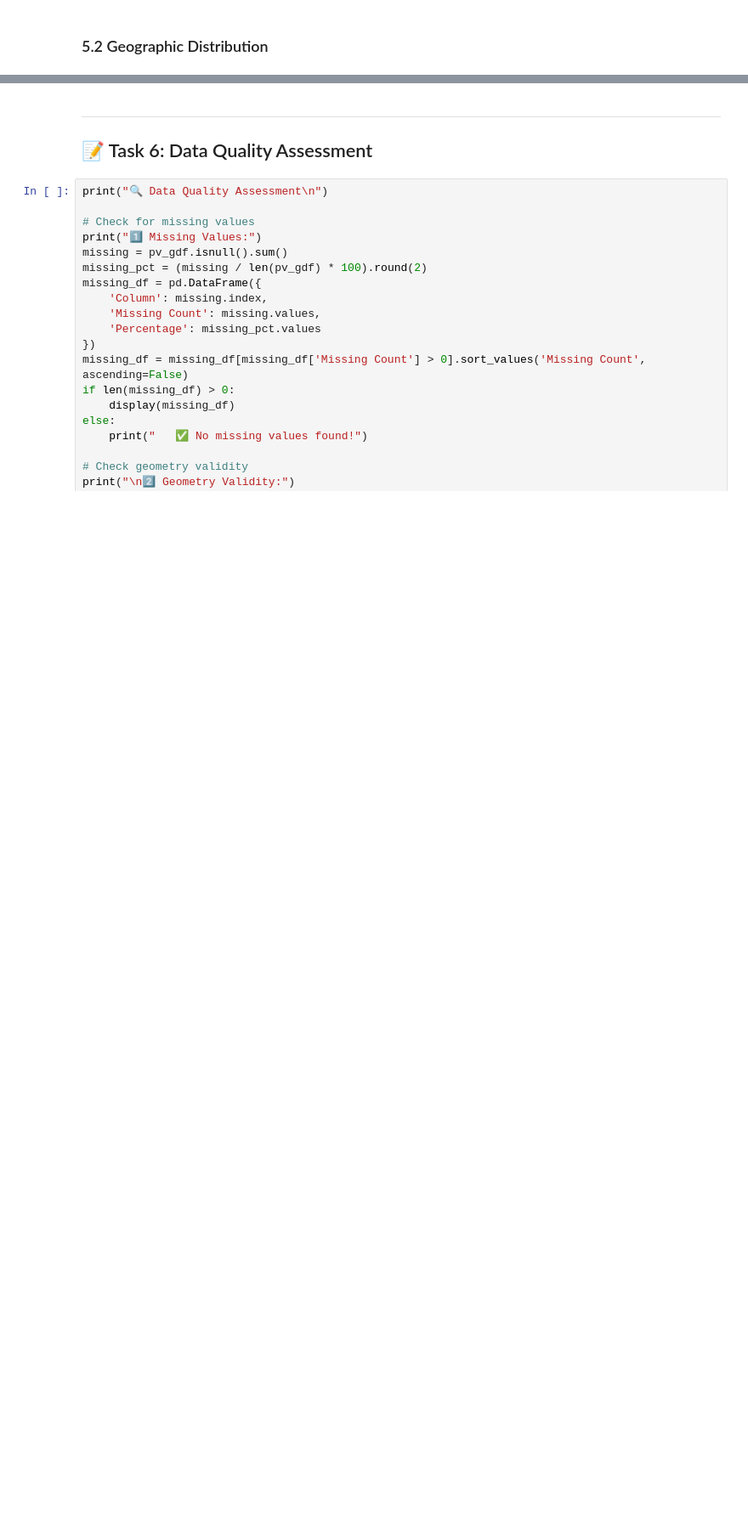
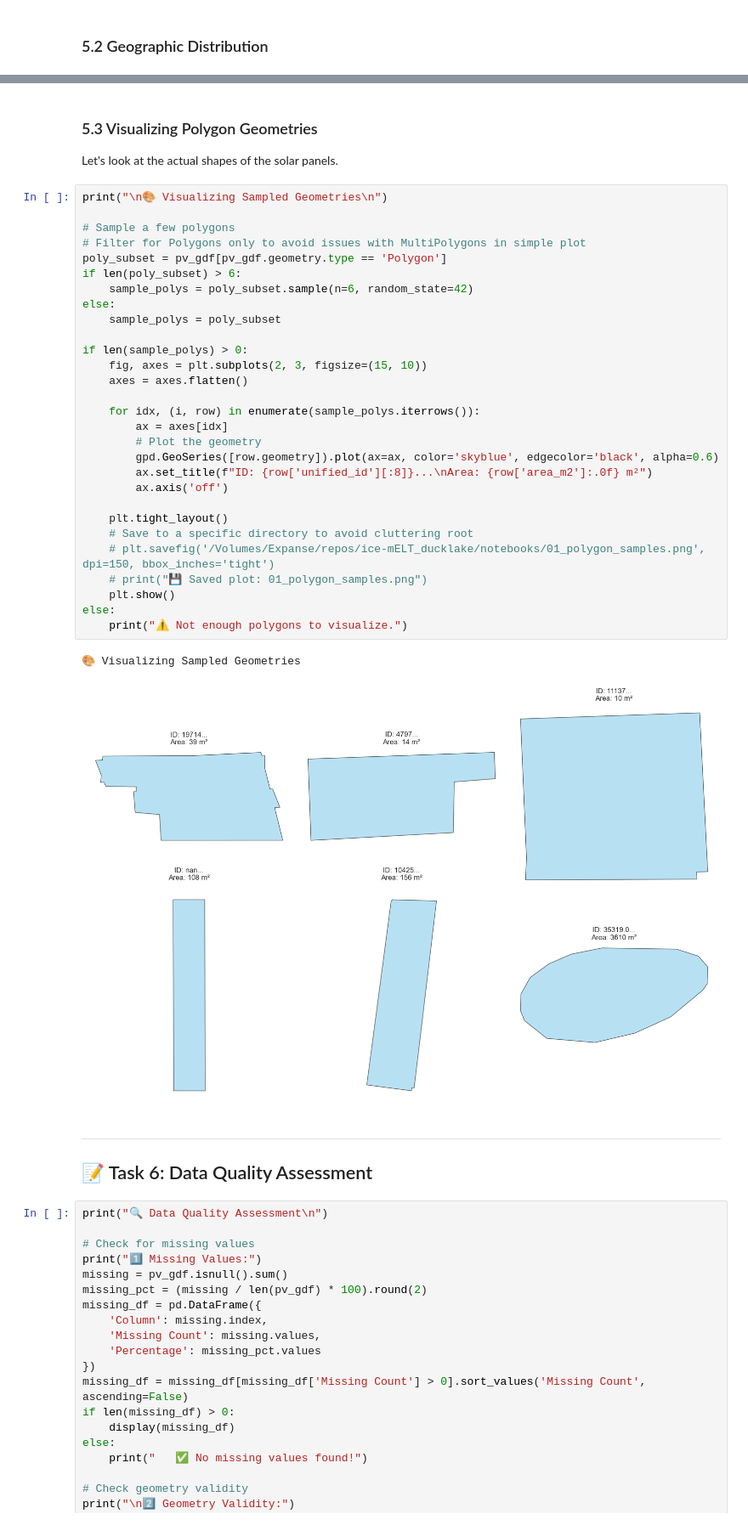
Before and after one commit to avega17/CCOM6994_PV_Solar_Project, a Jupyter notebook: notebooks/01_geopandas_spatial_data_intro.ipynb, the cells around one changed output, grey strips where cells are left out. Shown at 85% size. Cells and saved outputs as stored; diff of their text form; blank space fills up the shorter version.

Commit message:
revamp of notebooks 01 and 02 to handle multiple AOIs and join our dataset with census divisions; WIP updates to notebooks 03-05; added census data notebook from F + L

```diff
--- a/notebooks/01_geopandas_spatial_data_intro.ipynb
+++ b/notebooks/01_geopandas_spatial_data_intro.ipynb
@@ -843,3 +901,39 @@ See the caveats in the documentation: https://pandas.pydata.org/pandas-docs/stab
+# %% [markdown]
+### 5.3 Visualizing Polygon Geometries
+
+Let's look at the actual shapes of the solar panels.
+# %%
+print("\n🎨 Visualizing Sampled Geometries\n")
+
+# Sample a few polygons
+# Filter for Polygons only to avoid issues with MultiPolygons in simple plot
+poly_subset = pv_gdf[pv_gdf.geometry.type == 'Polygon']
+if len(poly_subset) > 6:
+    sample_polys = poly_subset.sample(n=6, random_state=42)
+else:
+    sample_polys = poly_subset
+
+if len(sample_polys) > 0:
+    fig, axes = plt.subplots(2, 3, figsize=(15, 10))
+    axes = axes.flatten()
+
+    for idx, (i, row) in enumerate(sample_polys.iterrows()):
+        ax = axes[idx]
+        # Plot the geometry
+        gpd.GeoSeries([row.geometry]).plot(ax=ax, color='skyblue', edgecolor='black', alpha=0.6)
+        ax.set_title(f"ID: {row['unified_id'][:8]}...\nArea: {row['area_m2']:.0f} m²")
+        ax.axis('off')
+
+    plt.tight_layout()
+    # Save to a specific directory to avoid cluttering root
+    # plt.savefig('/Volumes/Expanse/repos/ice-mELT_ducklake/notebooks/01_polygon_samples.png', dpi=150, bbox_inches='tight')
+    # print("💾 Saved plot: 01_polygon_samples.png")
+    plt.show()
+else:
+    print("⚠️ Not enough polygons to visualize.")
+# %% [output]
+🎨 Visualizing Sampled Geometries
+[figure, added]
 # %% [markdown]
 ---
 
```
Also changed, not shown: parts of 35 cells of this notebook, 10 other files.
